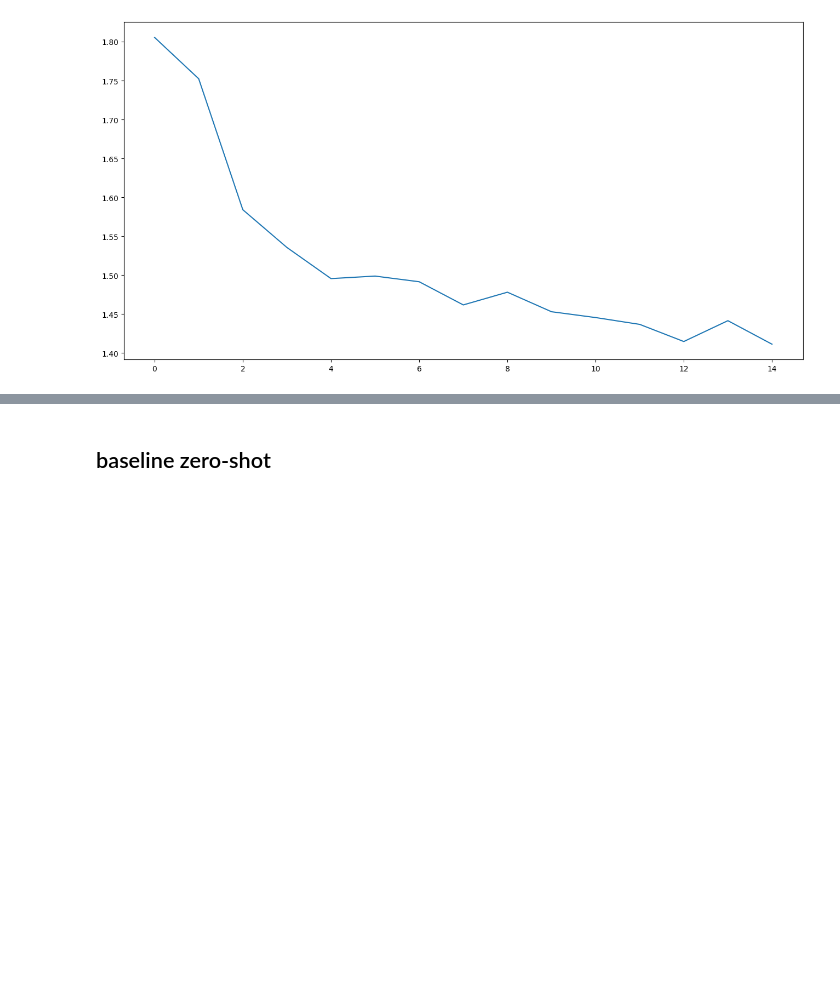
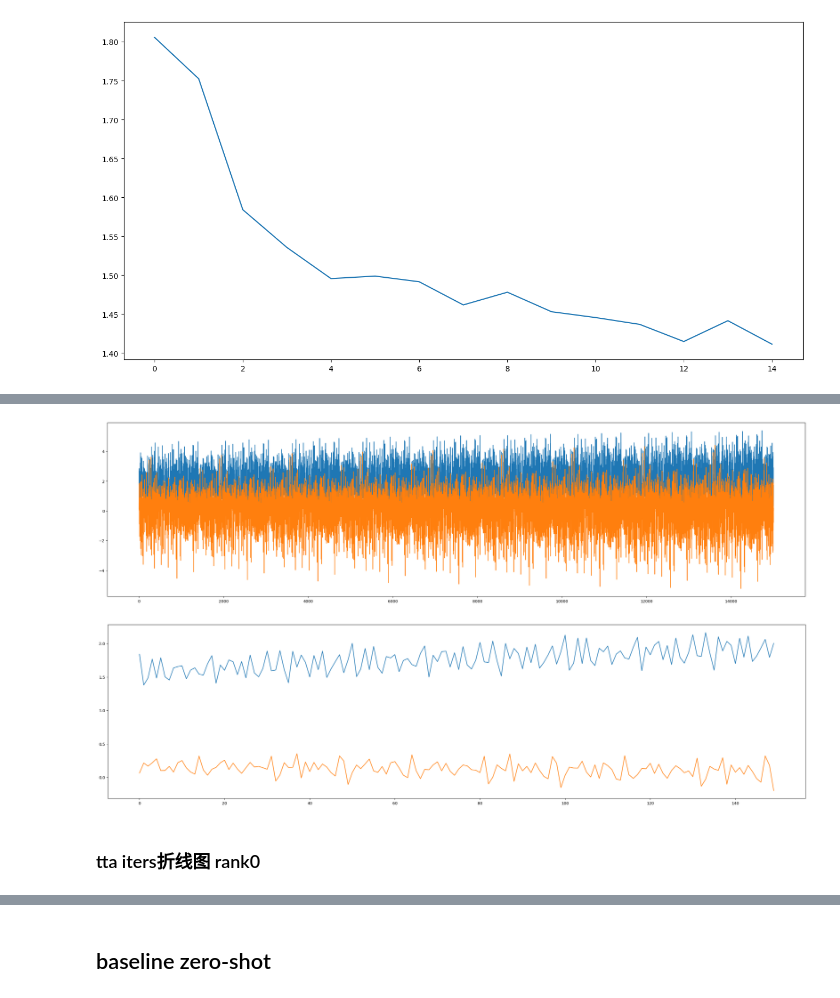
Before and after one commit to nkuzjh/LAVIS, a Jupyter notebook: debug_experiments_statistic_analysis.ipynb, the cells around one changed output, grey strips where cells are left out. Saved outputs shown, nothing was run; the diff lists cells and outputs as text; code cells hidden in the pictures; blank space fills up the shorter version.

```diff
--- a/debug_experiments_statistic_analysis.ipynb
+++ b/debug_experiments_statistic_analysis.ipynb
@@ -914,3 +1020,50 @@ plt.show()
+# %%
+pos_top5_mean_list = []
+neg_top5_8_mean_list = []
+pos_mv_avg_list = []
+neg_mv_avg_list = []
+i = 0
+mv_avg_num = 100
+
+pos_mv_avg = 0
+neg_mv_avg = 0
+for log_dict in eval_coeffi_lists:
+    i+=1
+    score = log_dict["score"]
+    pos = score[:5]
+    neg = score[5:8]
+    pos_top5_mean_list.append(np.mean(pos))
+    neg_top5_8_mean_list.append(np.mean(neg))
+
+    pos_mv_avg += np.mean(pos) / mv_avg_num
+    neg_mv_avg += np.mean(neg) / mv_avg_num
+    if i == mv_avg_num:
+        pos_mv_avg_list.append(pos_mv_avg)
+        neg_mv_avg_list.append(neg_mv_avg)
+        pos_mv_avg = 0
+        neg_mv_avg = 0
+        i = 0
+
+import matplotlib.pyplot as plt
+
+plt.figure(figsize=(32,8))
+# plt.subplot(1,2,1)
+plt.plot( pos_top5_mean_list)
+# plt.subplot(1,2,2)
+plt.plot( neg_top5_8_mean_list)
+plt.show()
+
+plt.figure(figsize=(32,8))
+# plt.subplot(1,2,1)
+plt.plot( pos_mv_avg_list)
+# plt.subplot(1,2,2)
+plt.plot( neg_mv_avg_list)
+plt.show()
+# %% [output]
+[figure, added]
+[figure, added]
+# %% [markdown]
+### tta iters折线图 rank0
 # %%
 import json
 import numpy as np
```
Also changed, not shown: parts of 35 cells of this notebook.
